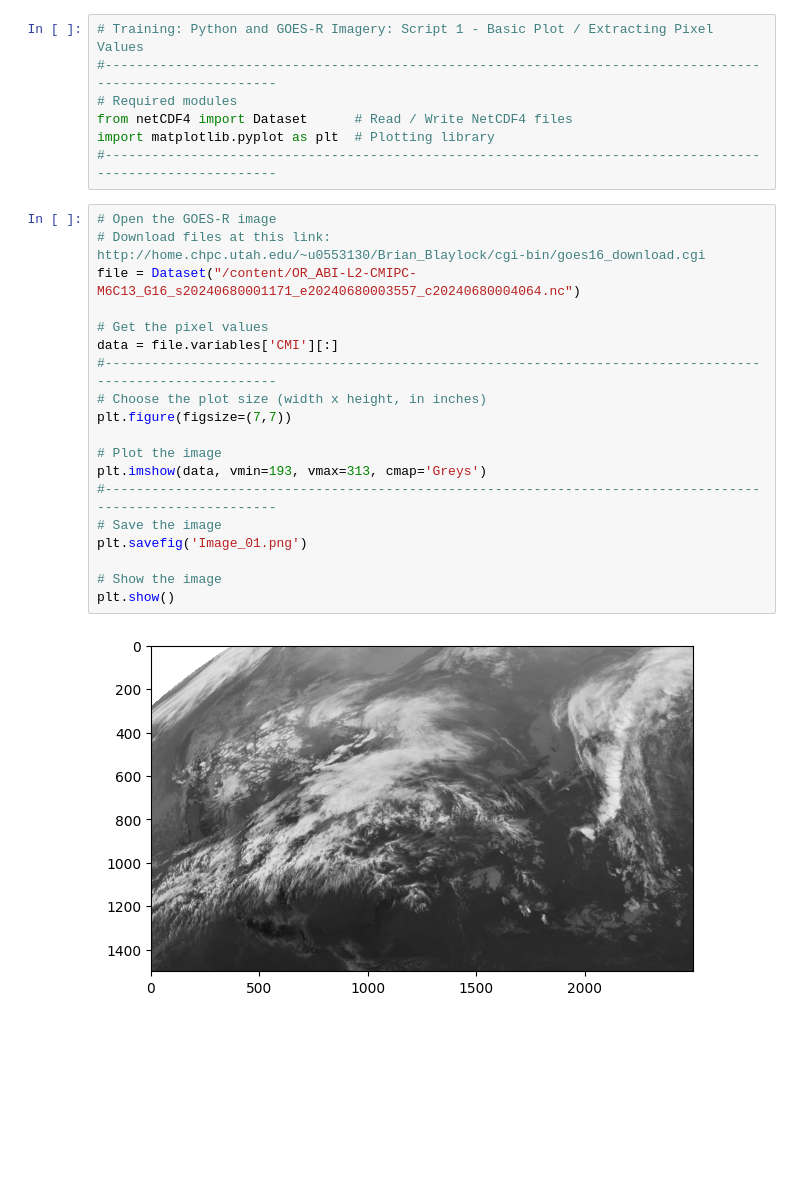
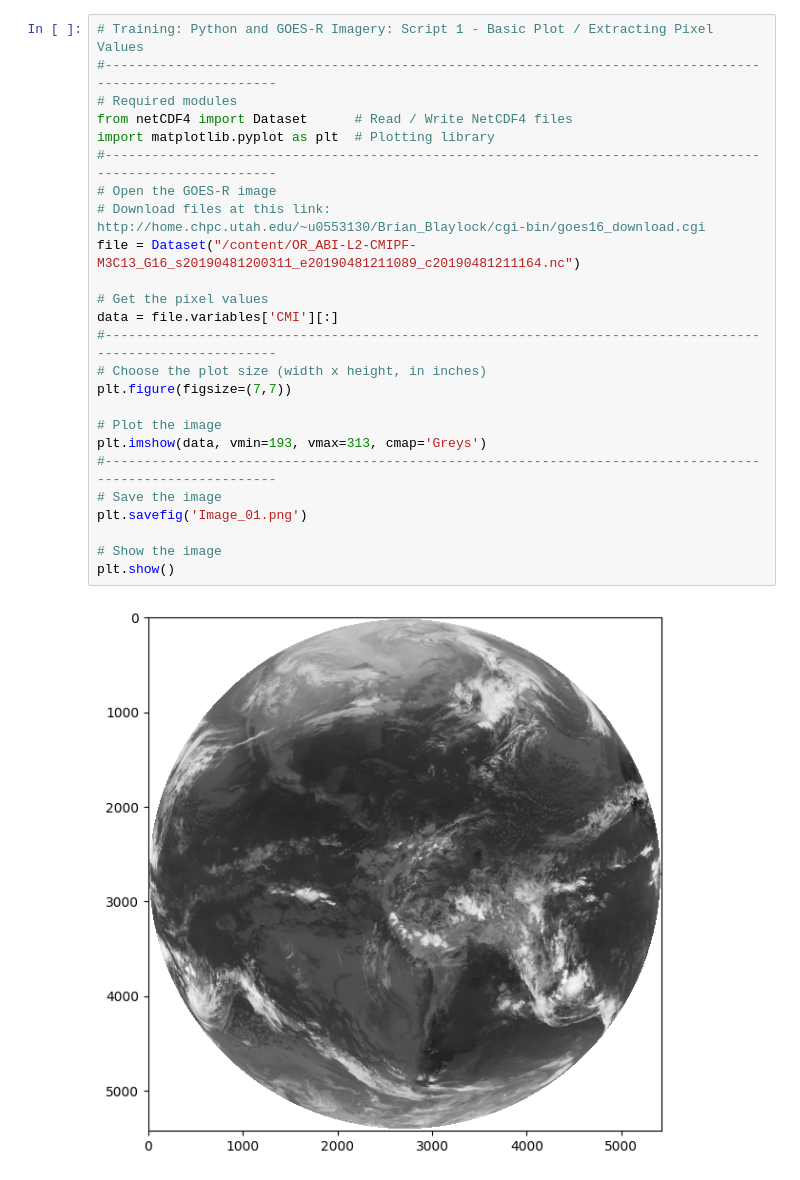
Before and after one commit to DiasMelissa/CPTECSatellitesPrecourse, a Jupyter notebook: Script01.ipynb, the cells around one changed output. Saved outputs shown, nothing was run; the diff lists cells and outputs as text; blank space fills up the shorter version.

```diff
--- a/Script01.ipynb
+++ b/Script01.ipynb
@@ -15,28 +11,27 @@ Successfully installed cftime-1.6.3 netCDF4-1.6.5
 # %%
 # Training: Python and GOES-R Imagery: Script 1 - Basic Plot / Extracting Pixel Values
 #-----------------------------------------------------------------------------------------------------------
 # Required modules
 from netCDF4 import Dataset      # Read / Write NetCDF4 files
 import matplotlib.pyplot as plt  # Plotting library
 #-----------------------------------------------------------------------------------------------------------
+# Open the GOES-R image
+# Download files at this link: http://home.chpc.utah.edu/~u0553130/Brian_Blaylock/cgi-bin/goes16_download.cgi
+file = Dataset("/content/OR_ABI-L2-CMIPF-M3C13_G16_s20190481200311_e20190481211089_c20190481211164.nc")
+
+# Get the pixel values
+data = file.variables['CMI'][:]
+#-----------------------------------------------------------------------------------------------------------
+# Choose the plot size (width x height, in inches)
+plt.figure(figsize=(7,7))
+
+# Plot the image
+plt.imshow(data, vmin=193, vmax=313, cmap='Greys')
+#-----------------------------------------------------------------------------------------------------------
+# Save the image
+plt.savefig('Image_01.png')
+
+# Show the image
+plt.show()
+# %% [output]
+[figure, added]
-# %%
-# Open the GOES-R image
-# Download files at this link: http://home.chpc.utah.edu/~u0553130/Brian_Blaylock/cgi-bin/goes16_download.cgi
-file = Dataset("/content/OR_ABI-L2-CMIPC-M6C13_G16_s20240680001171_e20240680003557_c20240680004064.nc")
-
-# Get the pixel values
-data = file.variables['CMI'][:]
-#-----------------------------------------------------------------------------------------------------------
-# Choose the plot size (width x height, in inches)
-plt.figure(figsize=(7,7))
-
-# Plot the image
-plt.imshow(data, vmin=193, vmax=313, cmap='Greys')
-#-----------------------------------------------------------------------------------------------------------
-# Save the image
-plt.savefig('Image_01.png')
-
-# Show the image
-plt.show()
-# %% [output]
-[figure, removed]
```
Also changed, not shown: parts of 1 cell of this notebook.
